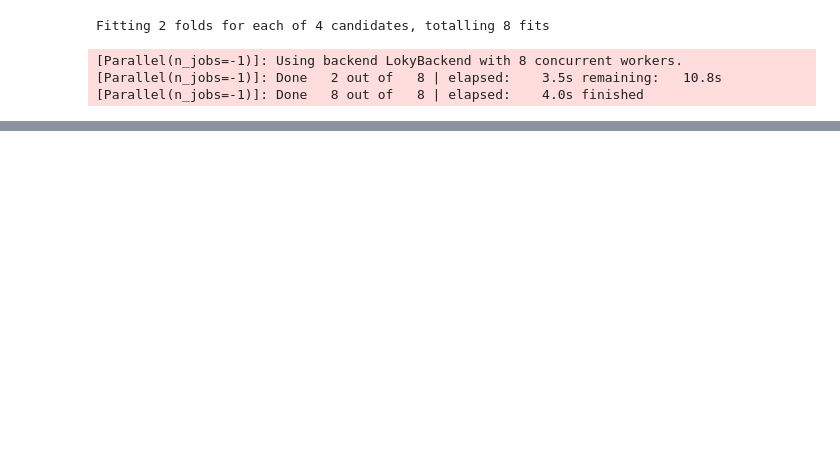
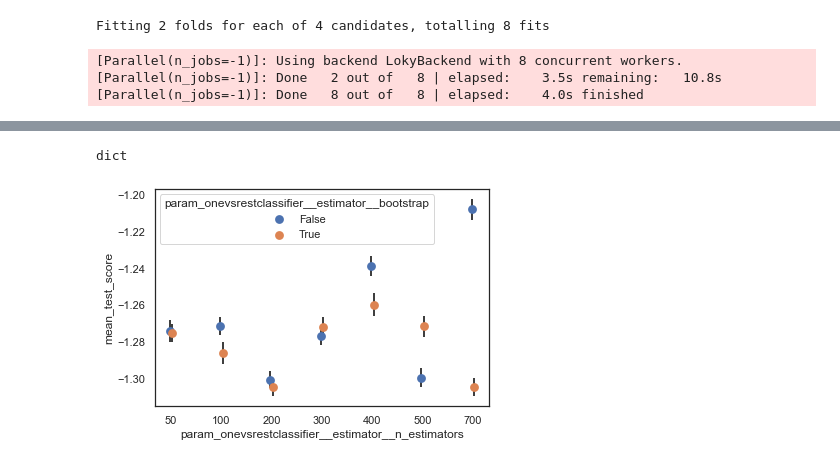
Before and after one commit to tonywu71/multi-label-email-classifier, a Jupyter notebook: Exploration.ipynb, the cells around one changed output, grey strips where cells are left out. Drawn from its saved outputs; the diff is of its cells as text; code cells hidden in the pictures; blank space fills up the shorter version.

Commit message:
Better Grid Search

```diff
--- a/Exploration.ipynb
+++ b/Exploration.ipynb
@@ -537,17 +521,14 @@ ColumnTransformer(transformers=[('datetransformer', DateTransformer(),
 from sklearn.model_selection import RandomizedSearchCV
 
 param_dist = {
-    'columntransformer__pipeline-1__boundedlabeltransformer__org' : [1,20,40,50],
-    'columntransformer__pipeline-1__boundedlabeltransformer__tld' : [1,10,20,30],
-    'columntransformer__boundedordinaltransformer__images' : [1, 5, 10, 15],
-    'columntransformer__boundedordinaltransformer__urls' : [1, 30, 50, 70,],
-    'onevsrestclassifier__estimator__bootstrap': [True, False],
-    'onevsrestclassifier__estimator__max_depth': [10, 20, 30, 40, 50, 60, 70, 80, 90, 100, None],
-    'onevsrestclassifier__estimator__max_features': ['auto', 'sqrt'],
-    'onevsrestclassifier__estimator__min_samples_leaf': [1, 2, 4],
-    'onevsrestclassifier__estimator__min_samples_split': [2, 5, 10],
-    #'onevsrestclassifier__estimator__n_estimators': [200, 400, 600, 800, 1000, 1200, 1400, 1600, 1800, 2000]
-    'onevsrestclassifier__estimator__n_estimators': [1]
+    'columntransformer__pipeline-1__boundedlabeltransformer__org' : [20,40,50,50,60,70],
+    'columntransformer__pipeline-1__boundedlabeltransformer__tld' : [10,15,20,20,25,30],
+    'columntransformer__boundedordinaltransformer__images' : [3,5,8,8,10,12,15],
+    'columntransformer__boundedordinaltransformer__urls' : [10,20,20,30,40,50],
+    'onevsrestclassifier__estimator__bootstrap': [True, True, False],
+    'onevsrestclassifier__estimator__min_samples_leaf': [1,1,2,3,5,10,50],
+    'onevsrestclassifier__estimator__min_samples_split': [2,3,4,4,5,7,10],
+    'onevsrestclassifier__estimator__n_estimators': [100,200,300,400,500,600,700,800]
 }
 
 number_possibilites = 1
@@ -571,7 +552,7 @@ random_search =RandomizedSearchCV(
     n_jobs=-1,
     return_train_score=True)
 
-random_search.fit(X_full, y);
+%time random_search.fit(X_full, y);
 # %% [output]
 Fitting 2 folds for each of 4 candidates, totalling 8 fits
 [Parallel(n_jobs=-1)]: Using backend LokyBackend with 8 concurrent workers.
@@ -601,0 +576,8 @@ random_search.best_params_
+# %%
+import json
+with open('ml_groundtruth/results.json', "r") as f:
+    results = json.load(f)
+# %%
+type(results)
+# %% [output]
+dict
@@ -602 +587,23 @@ random_search.best_params_
+# %%
+results_df = pd.DataFrame(results).groupby(by="param_onevsrestclassifier__estimator__n_estimators")
+
+ax = sns.pointplot(x='param_onevsrestclassifier__estimator__n_estimators', y='mean_test_score',
+                   hue='param_onevsrestclassifier__estimator__bootstrap',
+                   data=pd.DataFrame(results), dodge=True, join=False, ci=None)
+
+# Find the x,y coordinates for each point
+x_coords = []
+y_coords = []
+for point_pair in ax.collections:
+    for x, y in point_pair.get_offsets():
+        x_coords.append(x)
+        y_coords.append(y)
+
+# Calculate the type of error to plot as the error bars
+# Make sure the order is the same as the points were looped over
+errors = pd.DataFrame(results).groupby(by=["param_onevsrestclassifier__estimator__bootstrap", "param_onevsrestclassifier__estimator__n_estimators"]).mean()['std_test_score']
+colors = ['black']*2 + ['black']*2
+ax.errorbar(x_coords, y_coords, yerr=errors,ecolor=colors, fmt=' ', zorder=-1);
+# %% [output]
+[figure, added]
 # %%
```
Also changed, not shown: parts of 13 cells of this notebook, 3 other files.
